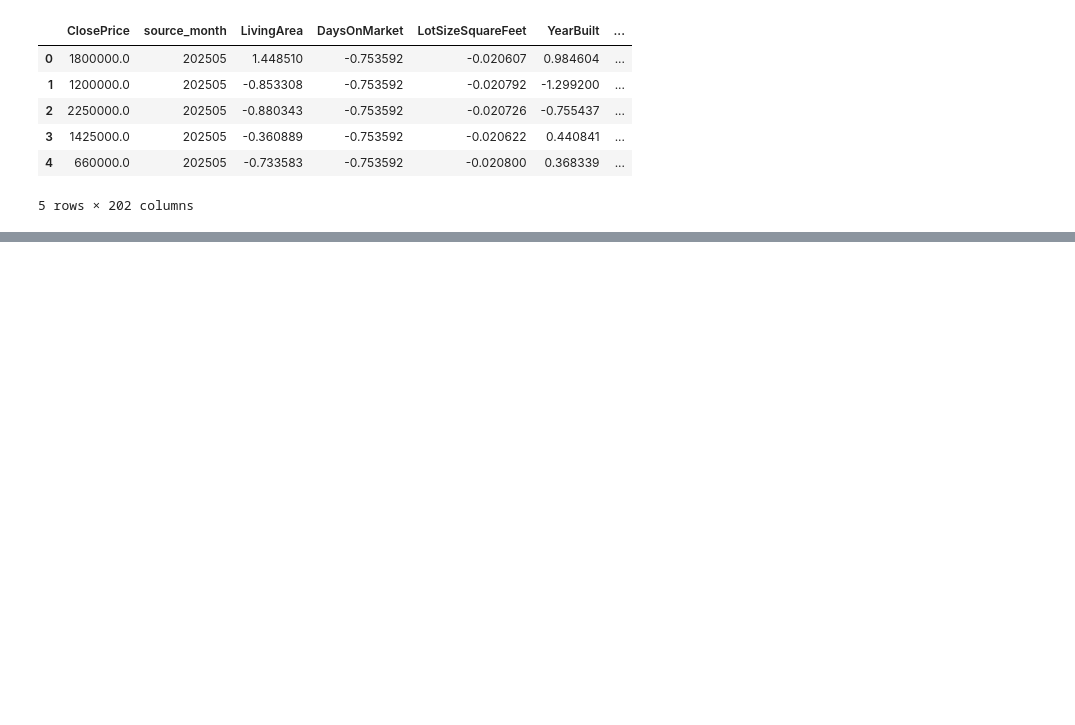
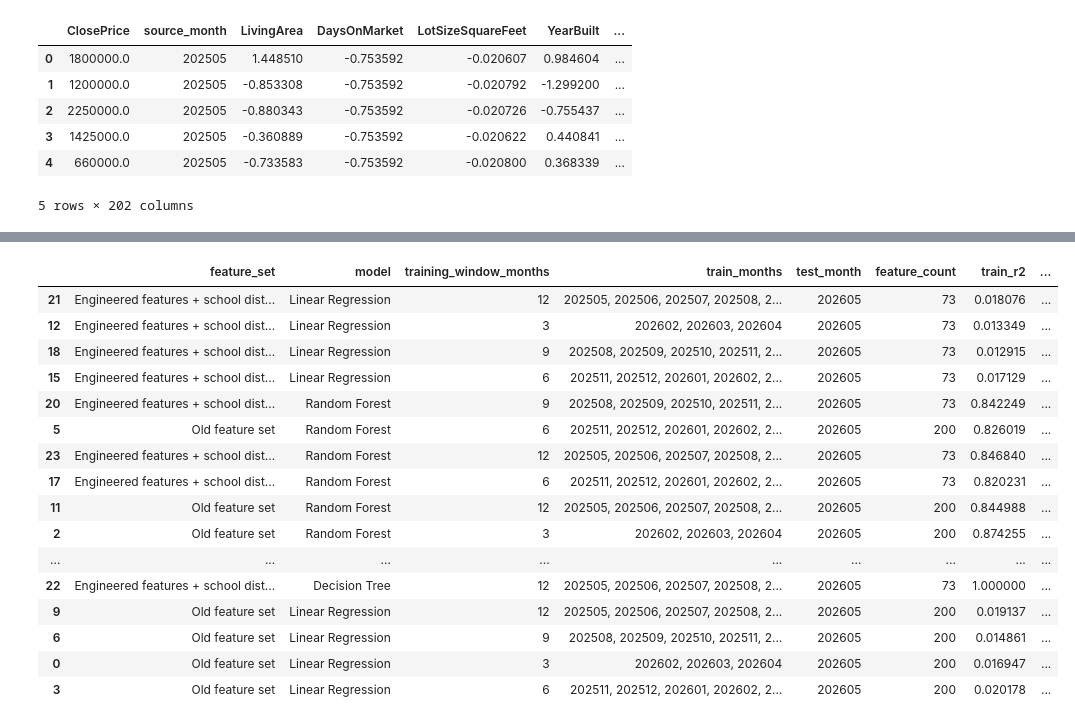
Before and after one commit to luoxuchen2/idx-summer-2026, a Jupyter notebook: week 5/04_model_comparison.ipynb, the cells around one changed output, grey strips where cells are left out. Cells and saved outputs as stored; diff of their text form; code cells hidden in the pictures; blank space fills up the shorter version.

```diff
--- a/week 5/04_model_comparison.ipynb
+++ b/week 5/04_model_comparison.ipynb
@@ -199,0 +818,25 @@ comparison_df[
+# %%
+old_results = evaluate_models(
+    data=df,
+    feature_cols=old_feature_cols,
+    feature_set_name="Old feature set"
+)
+
+old_results.sort_values(
+    by="test_r2",
+    ascending=False
+)
+# %%
+new_results = evaluate_models(
+    data=df_engineered,
+    feature_cols=new_feature_cols,
+    feature_set_name=(
+        "Engineered features "
+        "+ school district"
+    )
+)
+
+new_results.sort_values(
+    by="test_r2",
+    ascending=False
+)
@@ -199,0 +857,31 @@ comparison_df[
+# %%
+feature_comparison_df = pd.concat(
+    [
+        old_results,
+        new_results
+    ],
+    ignore_index=True
+)
+
+feature_comparison_df.sort_values(
+    by="test_r2",
+    ascending=False
+)
+# %% [output]
+|  | feature_set | model | training_window_months | train_months | test_month | feature_count | train_r2 | ... |
+| 21 | Engineered features + school dist... | Linear Regression | 12 | 202505, 202506, 202507, 202508, 2... | 202605 | 73 | 0.018076 | ... |
+| 12 | Engineered features + school dist... | Linear Regression | 3 | 202602, 202603, 202604 | 202605 | 73 | 0.013349 | ... |
+| 18 | Engineered features + school dist... | Linear Regression | 9 | 202508, 202509, 202510, 202511, 2... | 202605 | 73 | 0.012915 | ... |
+| 15 | Engineered features + school dist... | Linear Regression | 6 | 202511, 202512, 202601, 202602, 2... | 202605 | 73 | 0.017129 | ... |
+| 20 | Engineered features + school dist... | Random Forest | 9 | 202508, 202509, 202510, 202511, 2... | 202605 | 73 | 0.842249 | ... |
+| 5 | Old feature set | Random Forest | 6 | 202511, 202512, 202601, 202602, 2... | 202605 | 200 | 0.826019 | ... |
+| 23 | Engineered features + school dist... | Random Forest | 12 | 202505, 202506, 202507, 202508, 2... | 202605 | 73 | 0.846840 | ... |
+| 17 | Engineered features + school dist... | Random Forest | 6 | 202511, 202512, 202601, 202602, 2... | 202605 | 73 | 0.820231 | ... |
+| 11 | Old feature set | Random Forest | 12 | 202505, 202506, 202507, 202508, 2... | 202605 | 200 | 0.844988 | ... |
+| 2 | Old feature set | Random Forest | 3 | 202602, 202603, 202604 | 202605 | 200 | 0.874255 | ... |
+| ... | ... | ... | ... | ... | ... | ... | ... | ... |
+| 22 | Engineered features + school dist... | Decision Tree | 12 | 202505, 202506, 202507, 202508, 2... | 202605 | 73 | 1.000000 | ... |
+| 9 | Old feature set | Linear Regression | 12 | 202505, 202506, 202507, 202508, 2... | 202605 | 200 | 0.019137 | ... |
+| 6 | Old feature set | Linear Regression | 9 | 202508, 202509, 202510, 202511, 2... | 202605 | 200 | 0.014861 | ... |
+| 0 | Old feature set | Linear Regression | 3 | 202602, 202603, 202604 | 202605 | 200 | 0.016947 | ... |
+| 3 | Old feature set | Linear Regression | 6 | 202511, 202512, 202601, 202602, 2... | 202605 | 200 | 0.020178 | ... |
```
Also changed, not shown: parts of 24 cells of this notebook, 1 other file.
